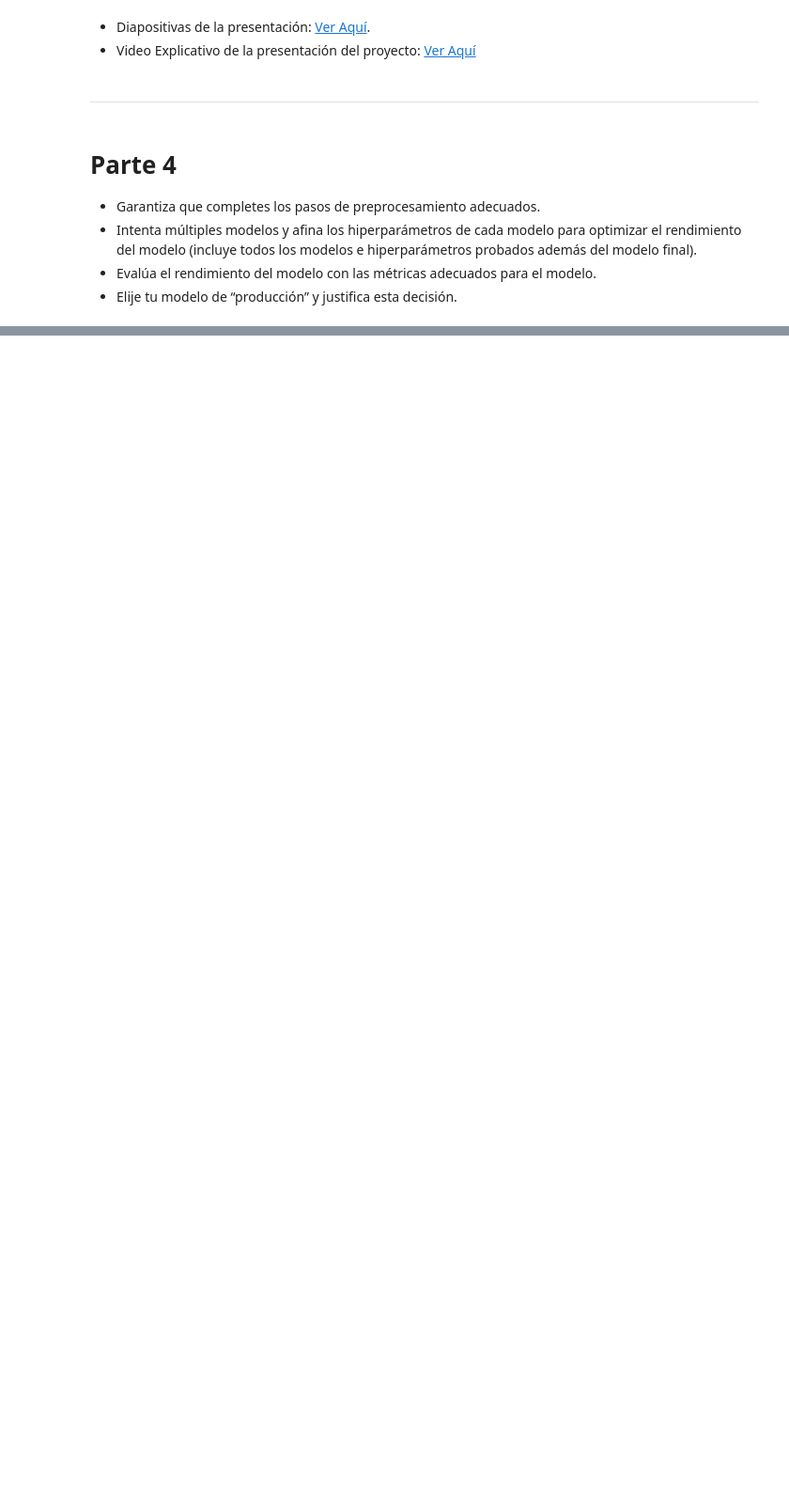
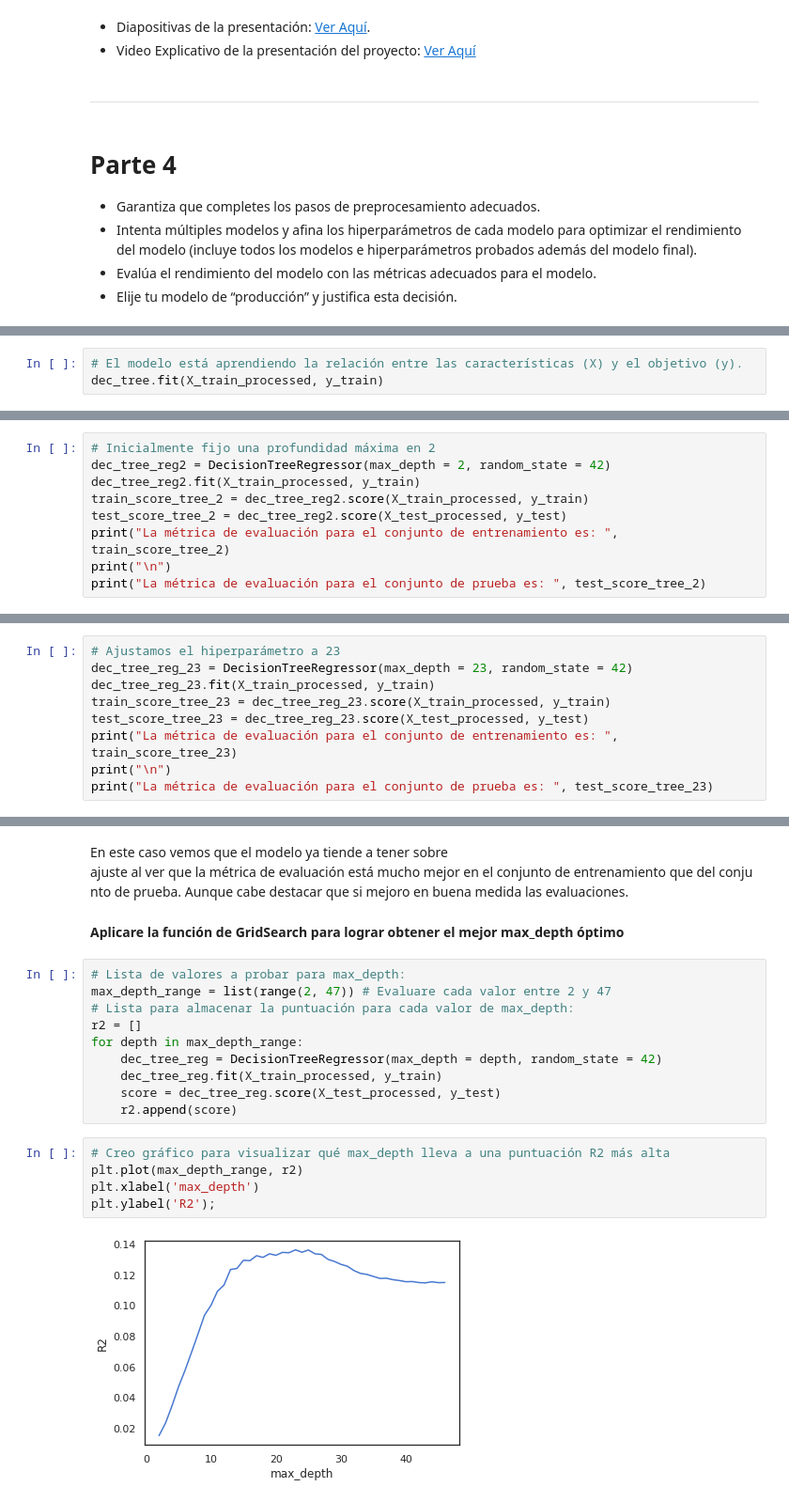
Before and after one commit to jcardonamde/datasets_ml, a Jupyter notebook: 03_datasets_ml.ipynb, the cells around one changed output, grey strips where cells are left out. Shown at 94% size. Drawn from its saved outputs; the diff is of its cells as text; blank space fills up the shorter version.

Commit message:
Create from Colaboratory - Create different models for evaluate

```diff
--- a/03_datasets_ml.ipynb
+++ b/03_datasets_ml.ipynb
@@ -811,0 +1073,3 @@ Cosas que incluir en tu presentación:
+# %%
+# El modelo está aprendiendo la relación entre las características (X) y el objetivo (y).
+dec_tree.fit(X_train_processed, y_train)
@@ -811,0 +1118,9 @@ Cosas que incluir en tu presentación:
+# %%
+# Inicialmente fijo una profundidad máxima en 2
+dec_tree_reg2 = DecisionTreeRegressor(max_depth = 2, random_state = 42)
+dec_tree_reg2.fit(X_train_processed, y_train)
+train_score_tree_2 = dec_tree_reg2.score(X_train_processed, y_train)
+test_score_tree_2 = dec_tree_reg2.score(X_test_processed, y_test)
+print("La métrica de evaluación para el conjunto de entrenamiento es: ", train_score_tree_2)
+print("\n")
+print("La métrica de evaluación para el conjunto de prueba es: ", test_score_tree_2)
@@ -811,0 +1136,9 @@ Cosas que incluir en tu presentación:
+# %%
+# Ajustamos el hiperparámetro a 23
+dec_tree_reg_23 = DecisionTreeRegressor(max_depth = 23, random_state = 42)
+dec_tree_reg_23.fit(X_train_processed, y_train)
+train_score_tree_23 = dec_tree_reg_23.score(X_train_processed, y_train)
+test_score_tree_23 = dec_tree_reg_23.score(X_test_processed, y_test)
+print("La métrica de evaluación para el conjunto de entrenamiento es: ", train_score_tree_23)
+print("\n")
+print("La métrica de evaluación para el conjunto de prueba es: ", test_score_tree_23)
@@ -811,0 +1150,21 @@ Cosas que incluir en tu presentación:
+# %% [markdown]
+En este caso vemos que el modelo ya tiende a tener sobre ajuste al ver que la métrica de evaluación está mucho mejor en el conjunto de entrenamiento que del conjunto de prueba. Aunque cabe destacar que si mejoro en buena medida las evaluaciones.
+# %% [markdown]
+**Aplicare la función de GridSearch para lograr obtener el mejor max_depth óptimo**
+# %%
+# Lista de valores a probar para max_depth:
+max_depth_range = list(range(2, 47)) # Evaluare cada valor entre 2 y 47
+# Lista para almacenar la puntuación para cada valor de max_depth:
+r2 = []
+for depth in max_depth_range:
+    dec_tree_reg = DecisionTreeRegressor(max_depth = depth, random_state = 42)
+    dec_tree_reg.fit(X_train_processed, y_train)
+    score = dec_tree_reg.score(X_test_processed, y_test)
+    r2.append(score)
+# %%
+# Creo gráfico para visualizar qué max_depth lleva a una puntuación R2 más alta
+plt.plot(max_depth_range, r2)
+plt.xlabel('max_depth')
+plt.ylabel('R2');
+# %% [output]
+[figure, added]
```
Also changed, not shown: parts of 69 cells of this notebook.
